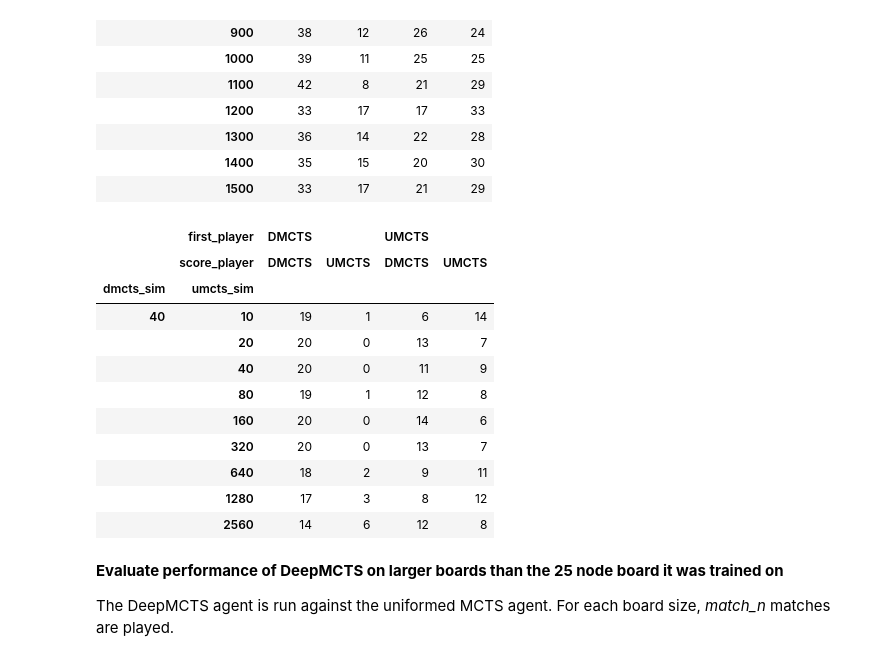
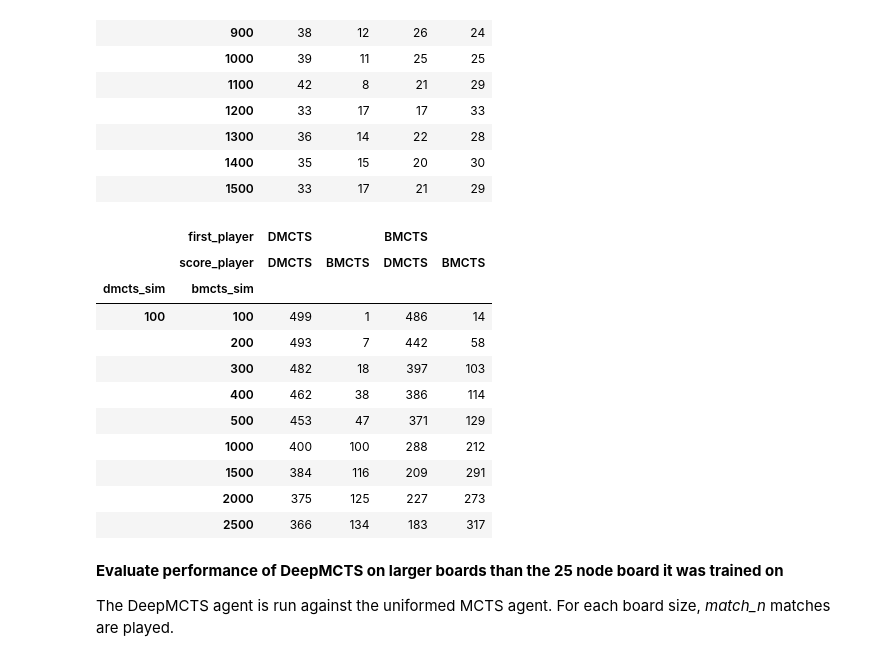
Before and after one commit to phil-hawkins/multiplayer-alphazero, a Jupyter notebook: notebooks/vortex_experiments.ipynb, the cells around one changed output. Cells and saved outputs as stored; diff of their text form; code cells hidden in the pictures.

Commit message:
experiments

```diff
--- a/notebooks/vortex_experiments.ipynb
+++ b/notebooks/vortex_experiments.ipynb
@@ -148,27 +148,29 @@ results_df = simulations_compare(dmcts_sims=dmcts_sims, umcts_sims=umcts_sims, m
 results_df.to_csv("./notebooks/results/simulations_compare_1.csv")
 results_df.groupby(['dmcts_sim', 'umcts_sim']).sum()
 # %%
-df = pd.read_csv("./notebooks/results/simulations_compare.csv", skiprows=[0,1]) #, index_col=[0,1])
-df = df.set_index(['dmcts_sim', 'umcts_sim', 'match'])
+import pandas as pd
+
+df = pd.read_csv("../exp_results/experiment2_1642384291.9689753-1642473222.2862575.csv", skiprows=[0,1]) #, index_col=[0,1])
+df = df.set_index(['dmcts_sim', 'bmcts_sim', 'match'])
 df.columns = ['p0fp_p0win', 'p0fp_p1win', 'p1fp_p0win', 'p1fp_p1win']
 df
-players = ['DMCTS', 'UMCTS']
+players = ['DMCTS', 'BMCTS']
 index = pd.MultiIndex.from_product([players, players], names=['first_player', 'score_player'])
 df.columns = index
-df.groupby(['dmcts_sim', 'umcts_sim']).sum()
+df.groupby(['dmcts_sim', 'bmcts_sim']).sum()
 # %% [output]
-|  | first_player | DMCTS |  | UMCTS |  |
-|  | score_player | DMCTS | UMCTS | DMCTS | UMCTS |
-| dmcts_sim | umcts_sim |  |  |  |  |
-| 40 | 10 | 19 | 1 | 6 | 14 |
-|  | 20 | 20 | 0 | 13 | 7 |
-|  | 40 | 20 | 0 | 11 | 9 |
-|  | 80 | 19 | 1 | 12 | 8 |
-|  | 160 | 20 | 0 | 14 | 6 |
-|  | 320 | 20 | 0 | 13 | 7 |
-|  | 640 | 18 | 2 | 9 | 11 |
-|  | 1280 | 17 | 3 | 8 | 12 |
-|  | 2560 | 14 | 6 | 12 | 8 |
+|  | first_player | DMCTS |  | BMCTS |  |
+|  | score_player | DMCTS | BMCTS | DMCTS | BMCTS |
+| dmcts_sim | bmcts_sim |  |  |  |  |
+| 100 | 100 | 499 | 1 | 486 | 14 |
+|  | 200 | 493 | 7 | 442 | 58 |
+|  | 300 | 482 | 18 | 397 | 103 |
+|  | 400 | 462 | 38 | 386 | 114 |
+|  | 500 | 453 | 47 | 371 | 129 |
+|  | 1000 | 400 | 100 | 288 | 212 |
+|  | 1500 | 384 | 116 | 209 | 291 |
+|  | 2000 | 375 | 125 | 227 | 273 |
+|  | 2500 | 366 | 134 | 183 | 317 |
 # %% [markdown]
 **Evaluate performance of DeepMCTS on larger boards than the 25 node board it was trained on**
 
```
Also changed, not shown: 4 other files.
